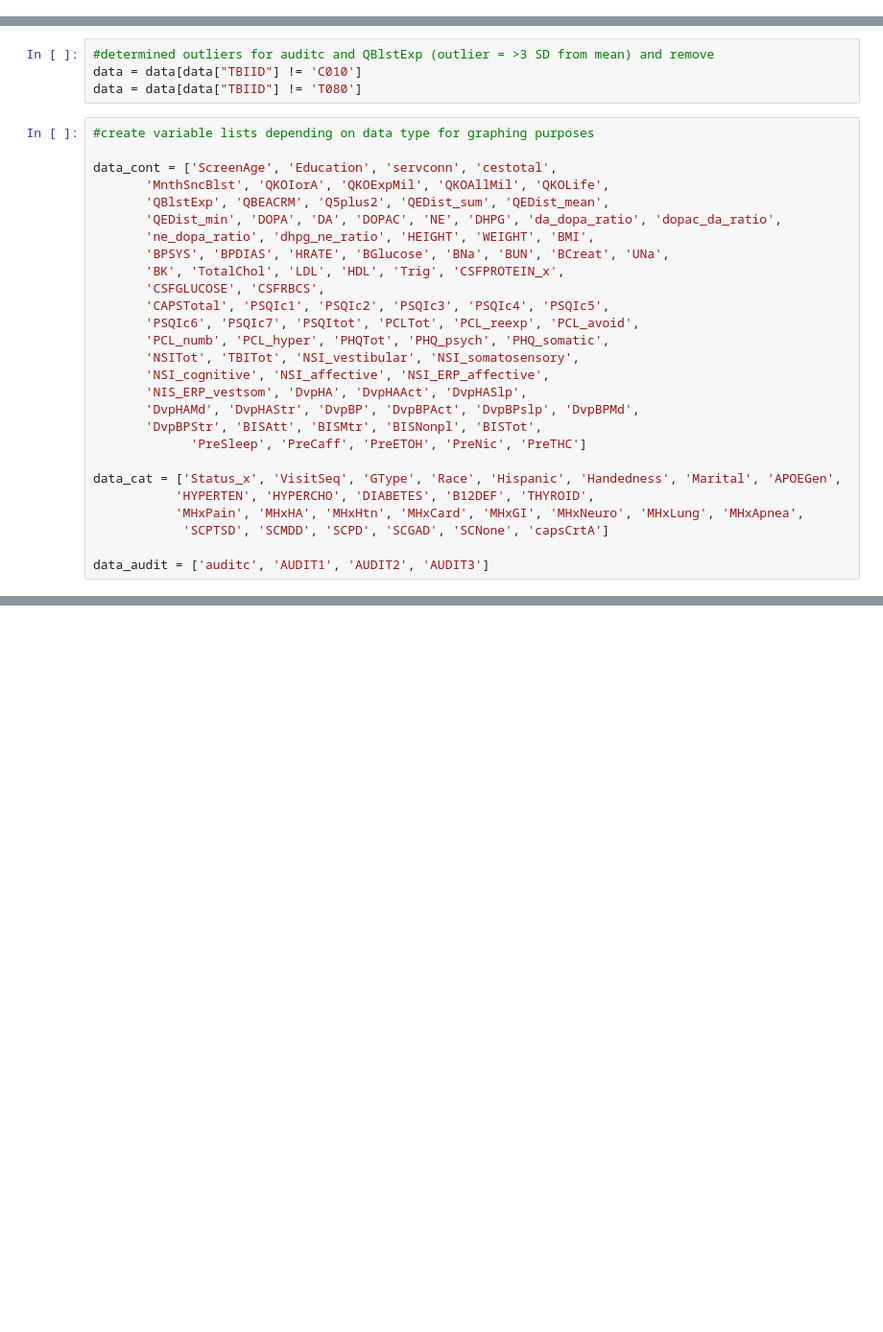
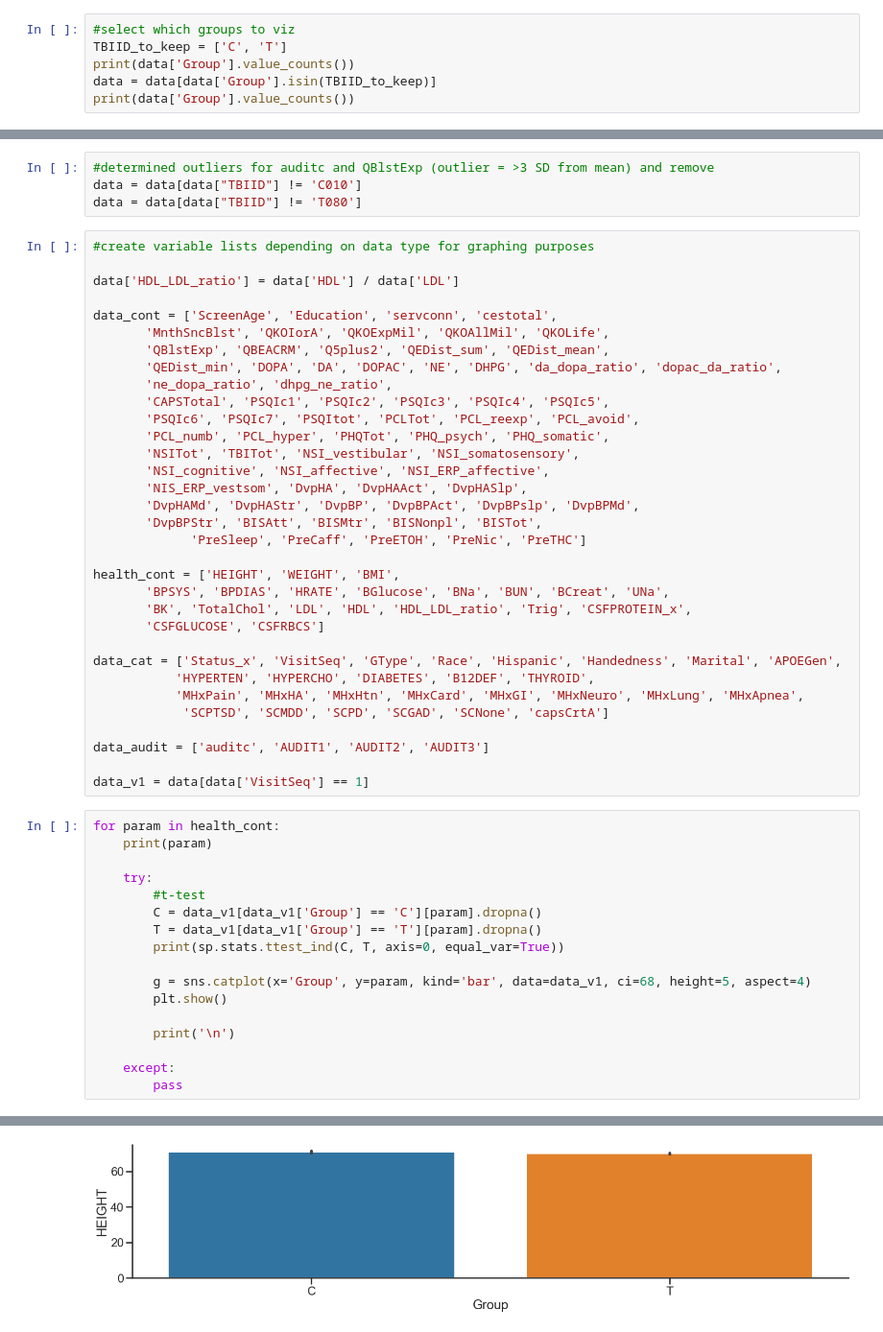
Before and after one commit to grace3999/Clinical, a Jupyter notebook: TBI_Health.ipynb, the cells around one changed output, grey strips where cells are left out. Shown at 96% size. Drawn from its saved outputs; the diff is of its cells as text; blank space fills up the shorter version.

```diff
--- a/TBI_Health.ipynb
+++ b/TBI_Health.ipynb
@@ -43,0 +45,6 @@ data.head(1)
+# %%
+#select which groups to viz
+TBIID_to_keep = ['C', 'T']
+print(data['Group'].value_counts())
+data = data[data['Group'].isin(TBIID_to_keep)]
+print(data['Group'].value_counts())
@@ -47,15 +61,14 @@ data = data[data["TBIID"] != 'C010']
 data = data[data["TBIID"] != 'T080']
 # %%
 #create variable lists depending on data type for graphing purposes
+
+data['HDL_LDL_ratio'] = data['HDL'] / data['LDL']
 
 data_cont = ['ScreenAge', 'Education', 'servconn', 'cestotal',
        'MnthSncBlst', 'QKOIorA', 'QKOExpMil', 'QKOAllMil', 'QKOLife',
        'QBlstExp', 'QBEACRM', 'Q5plus2', 'QEDist_sum', 'QEDist_mean',
        'QEDist_min', 'DOPA', 'DA', 'DOPAC', 'NE', 'DHPG', 'da_dopa_ratio', 'dopac_da_ratio',
-       'ne_dopa_ratio', 'dhpg_ne_ratio', 'HEIGHT', 'WEIGHT', 'BMI',
-       'BPSYS', 'BPDIAS', 'HRATE', 'BGlucose', 'BNa', 'BUN', 'BCreat', 'UNa',
-       'BK', 'TotalChol', 'LDL', 'HDL', 'Trig', 'CSFPROTEIN_x',
-       'CSFGLUCOSE', 'CSFRBCS',
+       'ne_dopa_ratio', 'dhpg_ne_ratio',
        'CAPSTotal', 'PSQIc1', 'PSQIc2', 'PSQIc3', 'PSQIc4', 'PSQIc5',
        'PSQIc6', 'PSQIc7', 'PSQItot', 'PCLTot', 'PCL_reexp', 'PCL_avoid',
        'PCL_numb', 'PCL_hyper', 'PHQTot', 'PHQ_psych', 'PHQ_somatic',
@@ -66,9 +79,34 @@ data_cont = ['ScreenAge', 'Education', 'servconn', 'cestotal',
        'DvpBPStr', 'BISAtt', 'BISMtr', 'BISNonpl', 'BISTot',
              'PreSleep', 'PreCaff', 'PreETOH', 'PreNic', 'PreTHC']
 
+health_cont = ['HEIGHT', 'WEIGHT', 'BMI',
+       'BPSYS', 'BPDIAS', 'HRATE', 'BGlucose', 'BNa', 'BUN', 'BCreat', 'UNa',
+       'BK', 'TotalChol', 'LDL', 'HDL', 'HDL_LDL_ratio', 'Trig', 'CSFPROTEIN_x',
+       'CSFGLUCOSE', 'CSFRBCS']
+
 data_cat = ['Status_x', 'VisitSeq', 'GType', 'Race', 'Hispanic', 'Handedness', 'Marital', 'APOEGen',
            'HYPERTEN', 'HYPERCHO', 'DIABETES', 'B12DEF', 'THYROID',
            'MHxPain', 'MHxHA', 'MHxHtn', 'MHxCard', 'MHxGI', 'MHxNeuro', 'MHxLung', 'MHxApnea',
             'SCPTSD', 'SCMDD', 'SCPD', 'SCGAD', 'SCNone', 'capsCrtA']
 
 data_audit = ['auditc', 'AUDIT1', 'AUDIT2', 'AUDIT3']
+
+data_v1 = data[data['VisitSeq'] == 1]
+# %%
+for param in health_cont:
+    print(param)
+
+    try:
+        #t-test
+        C = data_v1[data_v1['Group'] == 'C'][param].dropna()
+        T = data_v1[data_v1['Group'] == 'T'][param].dropna()
+        print(sp.stats.ttest_ind(C, T, axis=0, equal_var=True))
+
+        g = sns.catplot(x='Group', y=param, kind='bar', data=data_v1, ci=68, height=5, aspect=4)
+        plt.show()
+
+        print('\n')
+
+    except:
+        pass
+# %% [output]
@@ -74,0 +115 @@ data_audit = ['auditc', 'AUDIT1', 'AUDIT2', 'AUDIT3']
+[figure, added]
```
Also changed, not shown: parts of 10 cells of this notebook.
